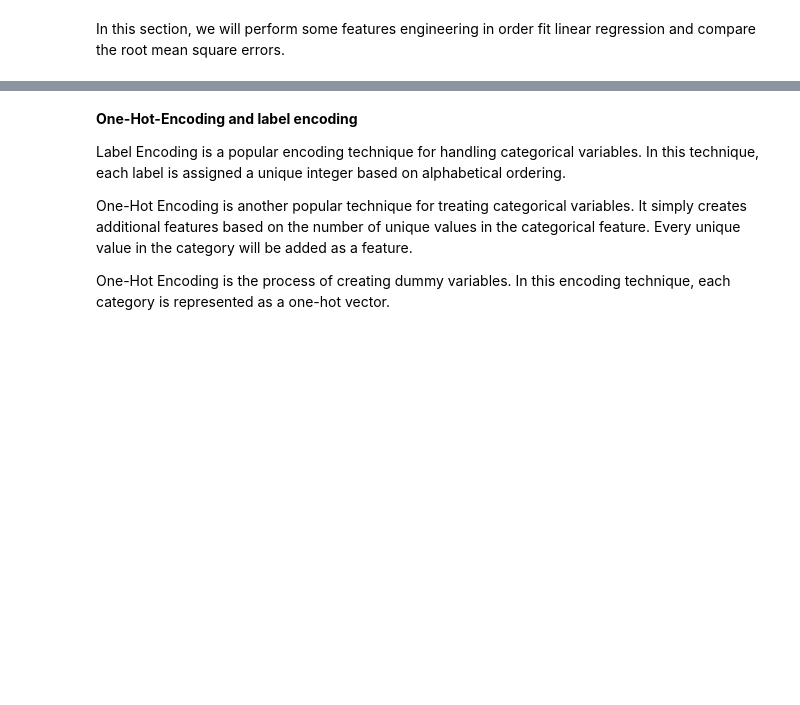
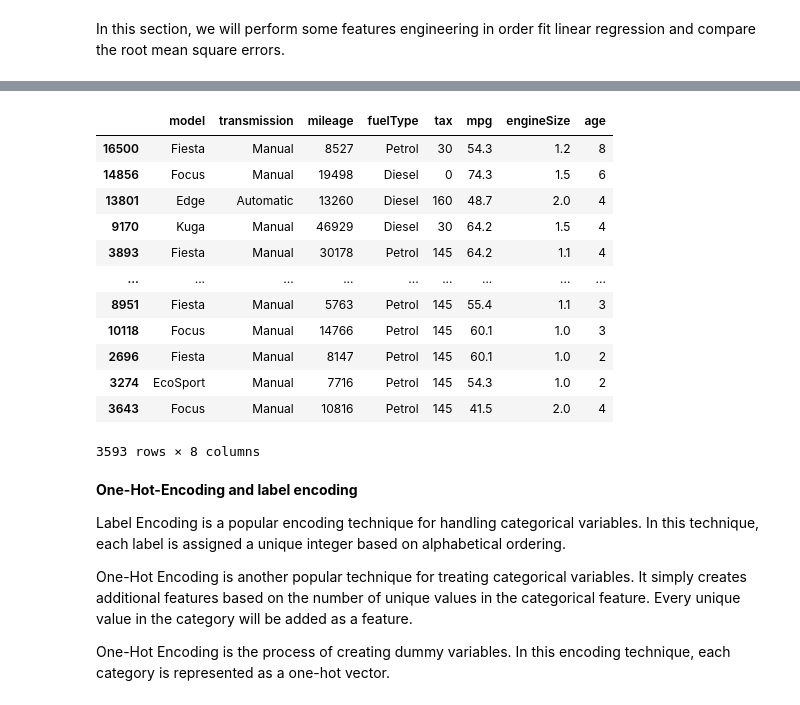
Before and after one commit to kston/ford_regression_regularization, a Jupyter notebook: Ford_Dataset_Linear_Regr_and_Regul.ipynb, the cells around one changed output, grey strips where cells are left out. Saved outputs shown, nothing was run; the diff lists cells and outputs as text; code cells hidden in the pictures; blank space fills up the shorter version.

```diff
--- a/Ford_Dataset_Linear_Regr_and_Regul.ipynb
+++ b/Ford_Dataset_Linear_Regr_and_Regul.ipynb
@@ -548,3 +749,19 @@ class LR_model:
+# %%
+X_test
+# %% [output]
+|  | model | transmission | mileage | fuelType | tax | mpg | engineSize | age |
+| 16500 | Fiesta | Manual | 8527 | Petrol | 30 | 54.3 | 1.2 | 8 |
+| 14856 | Focus | Manual | 19498 | Diesel | 0 | 74.3 | 1.5 | 6 |
+| 13801 | Edge | Automatic | 13260 | Diesel | 160 | 48.7 | 2.0 | 4 |
+| 9170 | Kuga | Manual | 46929 | Diesel | 30 | 64.2 | 1.5 | 4 |
+| 3893 | Fiesta | Manual | 30178 | Petrol | 145 | 64.2 | 1.1 | 4 |
+| ... | ... | ... | ... | ... | ... | ... | ... | ... |
+| 8951 | Fiesta | Manual | 5763 | Petrol | 145 | 55.4 | 1.1 | 3 |
+| 10118 | Focus | Manual | 14766 | Petrol | 145 | 60.1 | 1.0 | 3 |
+| 2696 | Fiesta | Manual | 8147 | Petrol | 145 | 60.1 | 1.0 | 2 |
+| 3274 | EcoSport | Manual | 7716 | Petrol | 145 | 54.3 | 1.0 | 2 |
+| 3643 | Focus | Manual | 10816 | Petrol | 145 | 41.5 | 2.0 | 4 |
+3593 rows × 8 columns
 # %% [markdown]
 **One-Hot-Encoding and label encoding**
 
```
Also changed, not shown: parts of 12 cells of this notebook.
